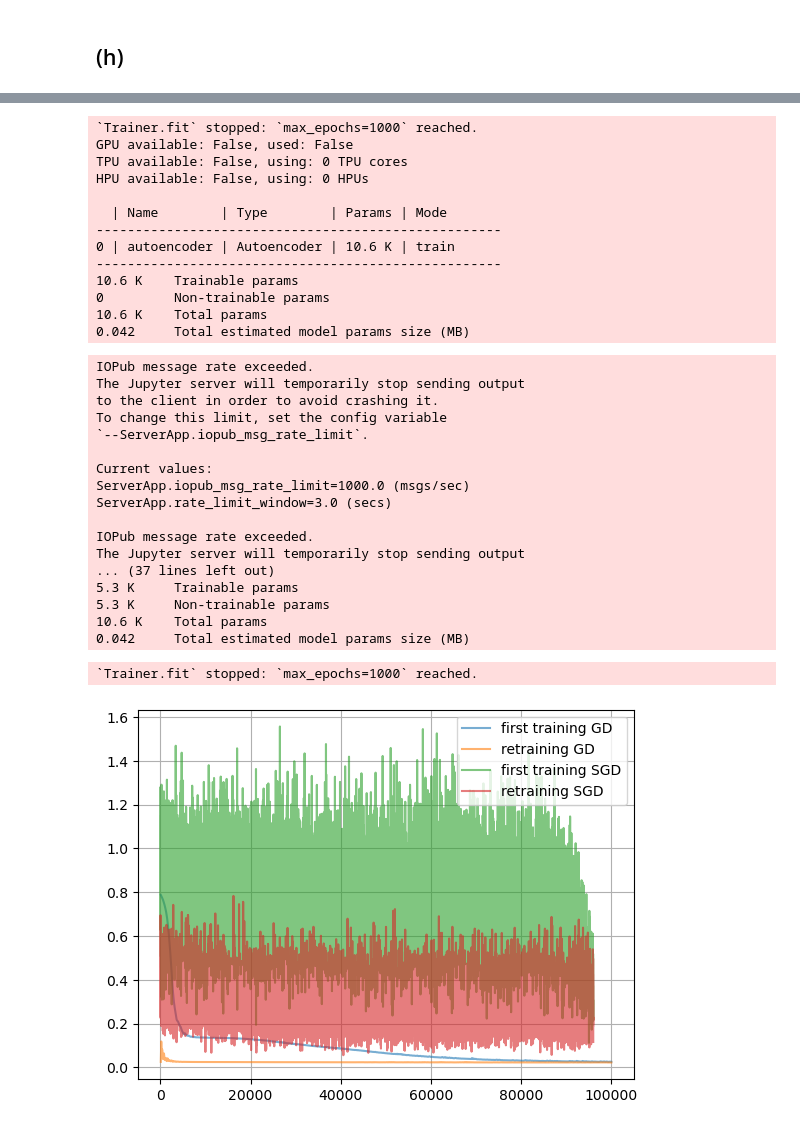
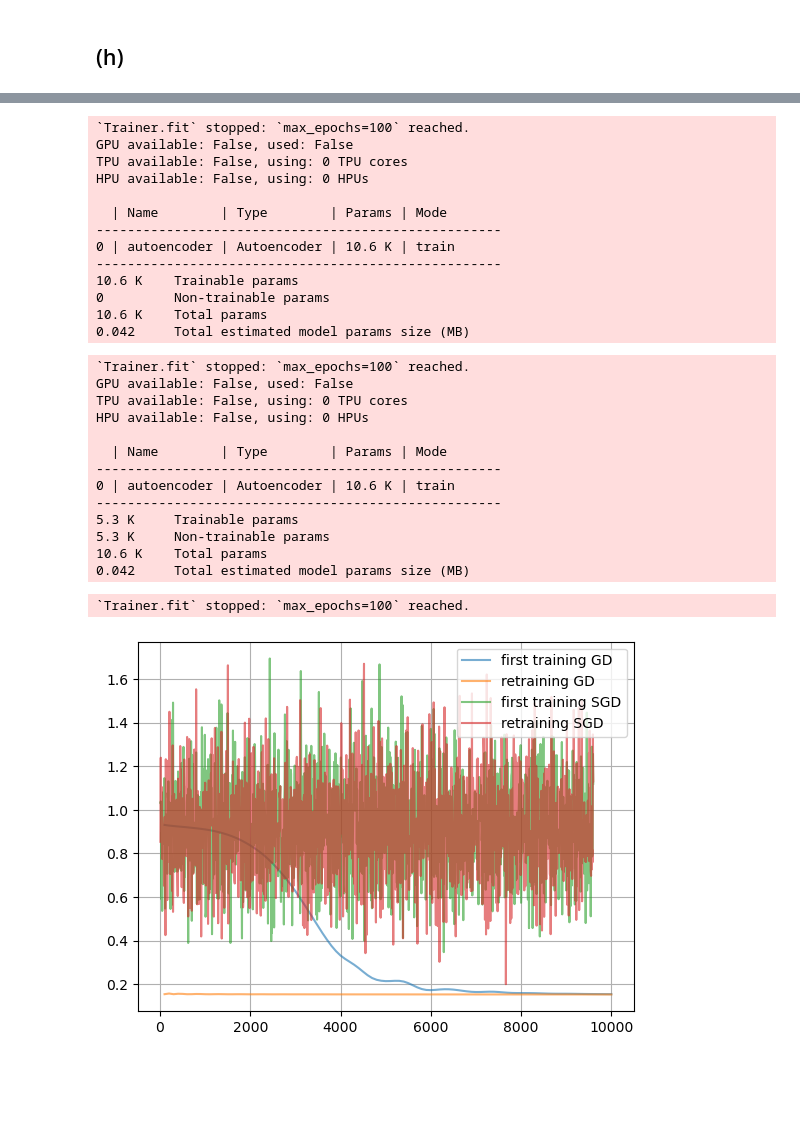
Before and after one commit to Sam-RvandV/mlph_w24, a Jupyter notebook: sheet06/sheet06.ipynb, the cells around one changed output, grey strips where cells are left out. Cells and saved outputs as stored; diff of their text form; code cells hidden in the pictures; blank space fills up the shorter version.

```diff
--- a/sheet06/sheet06.ipynb
+++ b/sheet06/sheet06.ipynb
@@ -175,7 +177,7 @@ small Model overview: AutoencoderModule(
 ## (b)
 # %%
 # start the training using a PyTorch Lightning Trainer
-trainer_small = pl.Trainer(max_epochs=1000, enable_checkpointing=False) # was max_epochs=1000 (1000 for test)
+trainer_small = pl.Trainer(max_epochs=max_epochs_run, enable_checkpointing=False) # was max_epochs=max_epochs_run (1000 for test)
 
 trainer_small.fit(autoencoder_module_small, data_loader)
 # %% [output]
@@ -205,6 +197,6 @@ ServerApp.rate_limit_window=3.0 (secs)
 # %%
 # start the training using a PyTorch Lightning Trainer
-trainer_big = pl.Trainer(max_epochs=1000, enable_checkpointing=False)
+trainer_big = pl.Trainer(max_epochs=max_epochs_run, enable_checkpointing=False)
 
 trainer_big.fit(autoencoder_module_big, data_loader)
 # %% [output]
@@ -224,6 +216,6 @@ HPU available: False, using: 0 HPUs
 # %%
 # start the training using a PyTorch Lightning Trainer
-PCA_trainer = pl.Trainer(max_epochs=1000, enable_checkpointing=False)
+PCA_trainer = pl.Trainer(max_epochs=max_epochs_run, enable_checkpointing=False)
 
 PCA_trainer.fit(PCA_autoencoder, data_loader)
 # %% [output]
@@ -446,7 +422,7 @@ hidded_channels_big = [50, 50, 50, 1, 50, 50, 50, 2]
 autoencoder_module_big_retrain = AutoencoderModule(hidded_channels=hidded_channels_big,latent_dim=1, input_dim=2, activation=nn.ReLU )
 
 # start the training using a PyTorch Lightning Trainer
-retrain_trainer = pl.Trainer(max_epochs=100, enable_checkpointing=False)
+retrain_trainer = pl.Trainer(max_epochs=max_epochs_run, enable_checkpointing=False)
 
 retrain_trainer.fit(autoencoder_module_big_retrain, data_loader)
 plt.plot(autoencoder_module_big_retrain.loss_curve,label="first training")
@@ -463,7 +439,7 @@ for parameter in autoencoder_module_big_retrain.autoencoder.encoder.parameters()
         nn.init.normal_(parameter.weight,mean=0.0,std=1)
         nn.init.zeros_(parameter.bias)
 
-retrain_trainer = pl.Trainer(max_epochs=100, enable_checkpointing=False)
+retrain_trainer = pl.Trainer(max_epochs=max_epochs_run, enable_checkpointing=False)
 retrain_trainer.fit(autoencoder_module_big_retrain, data_loader)
 plt.plot(autoencoder_module_big_retrain.loss_curve,label="retraining")
 plt.legend()
@@ -550,11 +526,11 @@ autoencoder_module_big_retrain = AutoencoderModule(hidded_channels=hidded_channe
 dataset = TensorDataset(data, data)
 data_loader = DataLoader(dataset, batch_size=100, shuffle=True, drop_last=True)
 
-num_training_examples = [list(range(8, 8*12*1000+1, 8)), list(range(100,100*1*1000+1, 100))]
+num_training_examples = [list(range(8, 8*12*max_epochs_run+1, 8)), list(range(100,100*1*max_epochs_run+1, 100))]
 #num training samples given by step=num batch size, and total train_data_seen=batch_size*num_batches*epochs
 
 # start the training using a PyTorch Lightning Trainer
-retrain_trainer = pl.Trainer(max_epochs=1000, enable_checkpointing=False)
+retrain_trainer = pl.Trainer(max_epochs=max_epochs_run, enable_checkpointing=False)
 
 retrain_trainer.fit(autoencoder_module_big_retrain, data_loader)
 plt.plot(num_training_examples[1],autoencoder_module_big_retrain.loss_curve,label="first training GD",alpha = 0.6)
@@ -569,7 +545,7 @@ for parameter in autoencoder_module_big_retrain.autoencoder.encoder.parameters()
         nn.init.normal_(parameter.weight,mean=0.0,std=1)
         nn.init.zeros_(parameter.bias)
 
-retrain_trainer = pl.Trainer(max_epochs=1000, enable_checkpointing=False)
+retrain_trainer = pl.Trainer(max_epochs=max_epochs_run, enable_checkpointing=False)
 retrain_trainer.fit(autoencoder_module_big_retrain, data_loader)
 plt.plot(num_training_examples[1],autoencoder_module_big_retrain.loss_curve,label="retraining GD",alpha=0.6)
 
@@ -582,7 +558,7 @@ data_loader = DataLoader(dataset, batch_size=8, shuffle=True, drop_last=True)
 autoencoder_module_big_retrain = AutoencoderModuleSGD(hidded_channels=hidded_channels_big,latent_dim=1, input_dim=2, activation=nn.ReLU)
 
 # start the training using a PyTorch Lightning Trainer
-retrain_trainer = pl.Trainer(max_epochs=1000, enable_checkpointing=False)
+retrain_trainer = pl.Trainer(max_epochs=max_epochs_run, enable_checkpointing=False)
 
 retrain_trainer.fit(autoencoder_module_big_retrain, data_loader)
 plt.plot(num_training_examples[0],autoencoder_module_big_retrain.loss_curve,label="first training SGD",alpha = 0.6)
@@ -597,7 +573,7 @@ for parameter in autoencoder_module_big_retrain.autoencoder.encoder.parameters()
         nn.init.normal_(parameter.weight,mean=0.0,std=1)
         nn.init.zeros_(parameter.bias)
 
-retrain_trainer = pl.Trainer(max_epochs=1000, enable_checkpointing=False)
+retrain_trainer = pl.Trainer(max_epochs=max_epochs_run, enable_checkpointing=False)
 retrain_trainer.fit(autoencoder_module_big_retrain, data_loader)
 plt.plot(num_training_examples[0],autoencoder_module_big_retrain.loss_curve,label="retraining SGD", alpha = 0.6)
 
@@ -623,44 +598,40 @@ HPU available: False, using: 0 HPUs
 GPU available: False, used: False
 TPU available: False, using: 0 TPU cores
 HPU available: False, using: 0 HPUs
 
   | Name        | Type        | Params | Mode
 ----------------------------------------------------
 0 | autoencoder | Autoencoder | 10.6 K | train
 ----------------------------------------------------
 5.3 K     Trainable params
 5.3 K     Non-trainable params
 10.6 K    Total params
 0.042     Total estimated model params size (MB)
-`Trainer.fit` stopped: `max_epochs=1000` reached.
+`Trainer.fit` stopped: `max_epochs=100` reached.
 GPU available: False, used: False
 TPU available: False, using: 0 TPU cores
 HPU available: False, using: 0 HPUs
 
   | Name        | Type        | Params | Mode
 ----------------------------------------------------
 0 | autoencoder | Autoencoder | 10.6 K | train
 ----------------------------------------------------
 10.6 K    Trainable params
 0         Non-trainable params
 10.6 K    Total params
 0.042     Total estimated model params size (MB)
-IOPub message rate exceeded.
-The Jupyter server will temporarily stop sending output
-to the client in order to avoid crashing it.
-To change this limit, set the config variable
-`--ServerApp.iopub_msg_rate_limit`.
+`Trainer.fit` stopped: `max_epochs=100` reached.
+GPU available: False, used: False
+TPU available: False, using: 0 TPU cores
+HPU available: False, using: 0 HPUs
 
-Current values:
-ServerApp.iopub_msg_rate_limit=1000.0 (msgs/sec)
-ServerApp.rate_limit_window=3.0 (secs)
-
-IOPub message rate exceeded.
-The Jupyter server will temporarily stop sending output
-... (37 lines left out)
+  | Name        | Type        | Params | Mode
+----------------------------------------------------
+0 | autoencoder | Autoencoder | 10.6 K | train
+----------------------------------------------------
 5.3 K     Trainable params
 5.3 K     Non-trainable params
 10.6 K    Total params
 0.042     Total estimated model params size (MB)
-`Trainer.fit` stopped: `max_epochs=1000` reached.
+`Trainer.fit` stopped: `max_epochs=100` reached.
-[figure, old version]
+[figure, new version]
```
Also changed, not shown: parts of 13 cells of this notebook, 35 other files.
